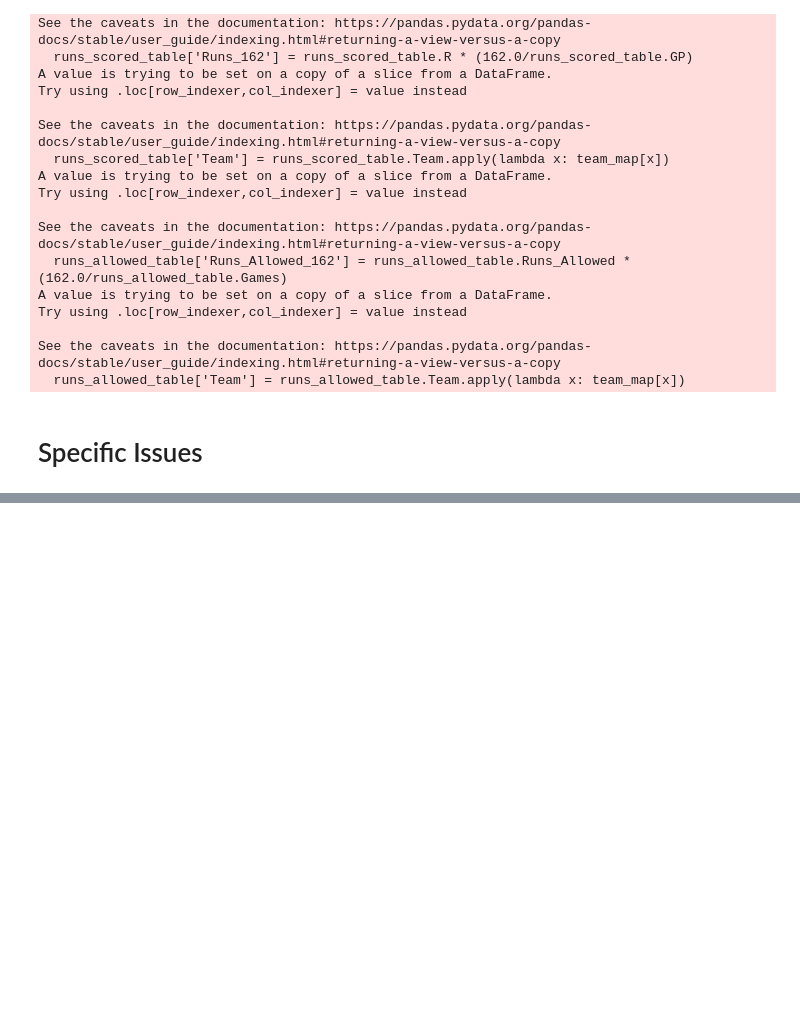
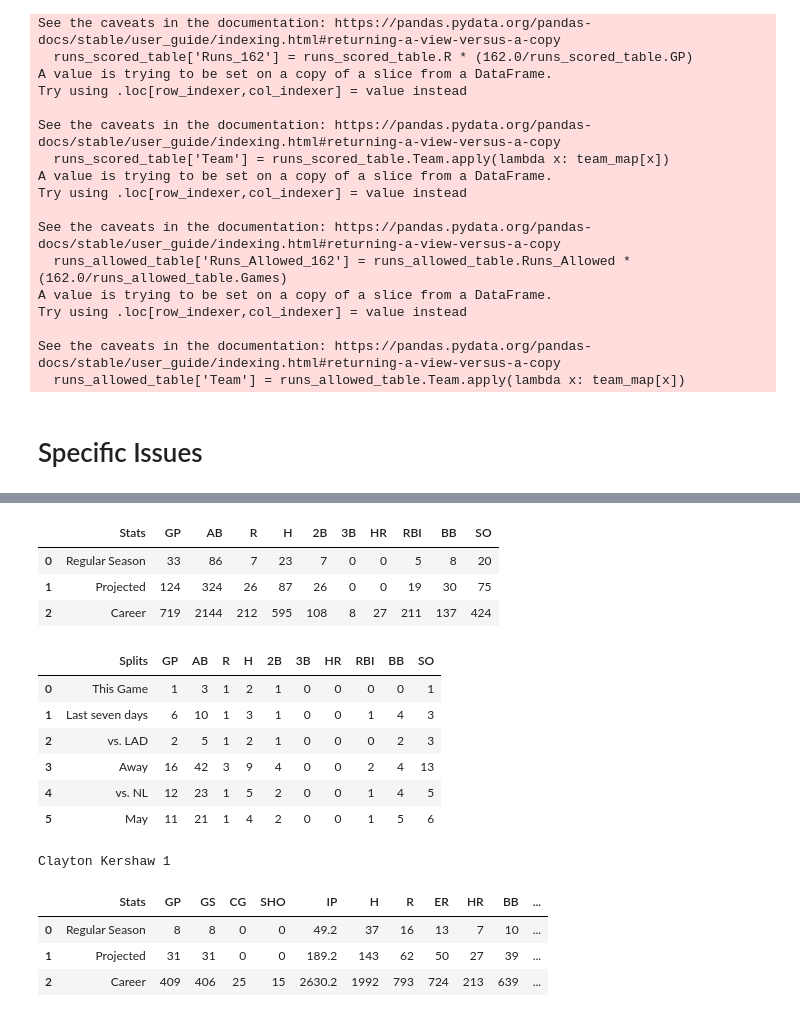
Before and after one commit to hsinger24/Baseball-Betting, a Jupyter notebook: Troubleshooting.ipynb, the cells around one changed output, grey strips where cells are left out. Cells and saved outputs as stored; diff of their text form; code cells hidden in the pictures; blank space fills up the shorter version.

```diff
--- a/Troubleshooting.ipynb
+++ b/Troubleshooting.ipynb
@@ -678,16 +721,16 @@ time.sleep(5)
 # Getting table
 html = driver.page_source
 tables = pd.read_html(html)
-table = tables[1]
+matchup_df = tables[1]
 
 # Formatting table
-table['Batter'] = table.Batter.apply(lambda x: x.split()[:-2])
-table['Batter'] = table.Batter.apply(lambda x: x[0] + ' ' + x[1] if len(x) == 2 else
+matchup_df['Batter'] = matchup_df.Batter.apply(lambda x: x.split()[:-2])
+matchup_df['Batter'] = matchup_df.Batter.apply(lambda x: x[0] + ' ' + x[1] if len(x) == 2 else
                                     x[0] + ' ' + x[1] + ' ' + x[2] if len(x) == 3 else
                                     x[0] + ' ' + x[1] + ' ' + x[2] + ' ' + x[3])
-table['Pitcher'] = table.Pitcher.apply(lambda x: x.split()[:-1])
-table['Pitcher'] = table.Pitcher.apply(lambda x: x[0] + ' ' + x[1] if len(x) == 2 else
+matchup_df['Pitcher'] = matchup_df.Pitcher.apply(lambda x: x.split()[:-1])
+matchup_df['Pitcher'] = matchup_df.Pitcher.apply(lambda x: x[0] + ' ' + x[1] if len(x) == 2 else
                                     x[0] + ' ' + x[1] + ' ' + x[2] if len(x) == 3 else
                                     x[0] + ' ' + x[1] + ' ' + x[2] + ' ' + x[3])
-table['First_Matchup'] = table.PA.apply(lambda x: 1 if x == 0 else 0)
+matchup_df['First_Matchup'] = matchup_df.PA.apply(lambda x: 1 if x == 0 else 0)
 # %%
@@ -729,0 +878,65 @@ Stacktrace:
+# %%
+this_year_df
+# %% [output]
+|  | Stats | GP | AB | R | H | 2B | 3B | HR | RBI | BB | SO |
+| 0 | Regular Season | 33 | 86 | 7 | 23 | 7 | 0 | 0 | 5 | 8 | 20 |
+| 1 | Projected | 124 | 324 | 26 | 87 | 26 | 0 | 0 | 19 | 30 | 75 |
+| 2 | Career | 719 | 2144 | 212 | 595 | 108 | 8 | 27 | 211 | 137 | 424 |
+# %%
+last_7_df
+# %% [output]
+|  | Splits | GP | AB | R | H | 2B | 3B | HR | RBI | BB | SO |
+| 0 | This Game | 1 | 3 | 1 | 2 | 1 | 0 | 0 | 0 | 0 | 1 |
+| 1 | Last seven days | 6 | 10 | 1 | 3 | 1 | 0 | 0 | 1 | 4 | 3 |
+| 2 | vs. LAD | 2 | 5 | 1 | 2 | 1 | 0 | 0 | 0 | 2 | 3 |
+| 3 | Away | 16 | 42 | 3 | 9 | 4 | 0 | 0 | 2 | 4 | 13 |
+| 4 | vs. NL | 12 | 23 | 1 | 5 | 2 | 0 | 0 | 1 | 4 | 5 |
+| 5 | May | 11 | 21 | 1 | 4 | 2 | 0 | 0 | 1 | 5 | 6 |
+# %%
+# Getting season and recent stats for hitters
+
+# Instantiating WebDriver
+driver = webdriver.Chrome(ChromeDriverManager().install())
+driver.get('https://www.espn.com/mlb/player/_/id/30836')
+
+for index, row in table.iterrows():
+
+    # Getting hitter stats
+    pitcher = row.Pitcher
+    # Getting and clicking search button
+    search = driver.find_element(By.CLASS_NAME, 'Nav__Search__Toggle')
+    search.click()
+    # Entering player name
+    search_box = driver.find_element(By.XPATH, '//*[@id="searchBox"]')
+    search_box.send_keys(pitcher)
+    # Clicking on player's result
+    player = WebDriverWait(driver, 10).until(EC.presence_of_element_located((By.XPATH, '//*[@id="fitt-analytics"]/div/header/div[1]/nav/ul/li[1]/form/div/div/div[2]/ul/li[1]/a')))
+    results = driver.find_elements(By.XPATH, "//div[contains(@class, 'TypeaheadResults__Image')]//img[contains(@alt, '')]")
+    # Skipping searches w/ multiple results
+    if len(results) == 1:
+        player.click()
+    else:
+        # Clicking out of search box
+        back = driver.find_element(By.CSS_SELECTOR, "svg.TypeaheadControls__Submit[aria-label='Search']")
+        back.click()
+        continue
+    # Getting data
+    html = driver.page_source
+    tables = pd.read_html(html)
+    last_7_df = tables[0]
+    this_year_df_interpret = tables[1]
+    this_year_df = tables[2]
+    this_year_df = pd.concat([this_year_df_interpret, this_year_df], axis = 1)
+    # Appending Data
+# %% [output]
+Clayton Kershaw 1
+# %%
+this_year_df_interpret = tables[1]
+this_year_df = tables[2]
+this_year_df = pd.concat([this_year_df_interpret, this_year_df], axis = 1)
+this_year_df
+# %% [output]
+|  | Stats | GP | GS | CG | SHO | IP | H | R | ER | HR | BB | ... |
+| 0 | Regular Season | 8 | 8 | 0 | 0 | 49.2 | 37 | 16 | 13 | 7 | 10 | ... |
+| 1 | Projected | 31 | 31 | 0 | 0 | 189.2 | 143 | 62 | 50 | 27 | 39 | ... |
+| 2 | Career | 409 | 406 | 25 | 15 | 2630.2 | 1992 | 793 | 724 | 213 | 639 | ... |
```
Also changed, not shown: parts of 8 cells of this notebook, 4 other files.
